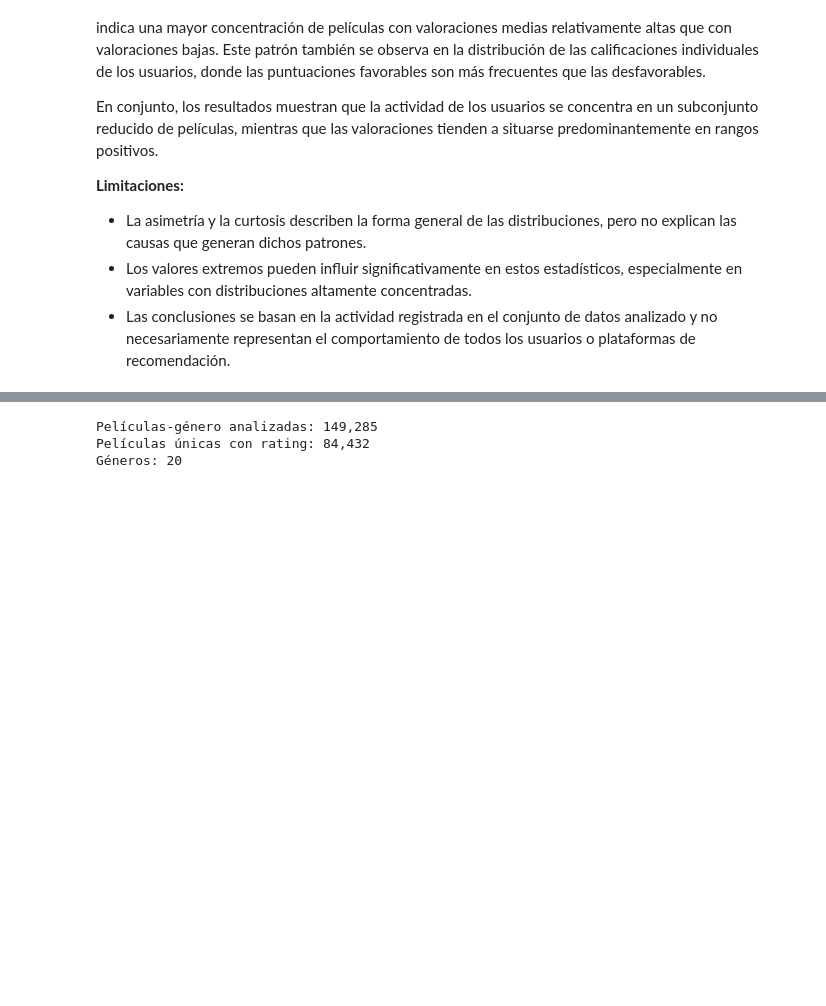
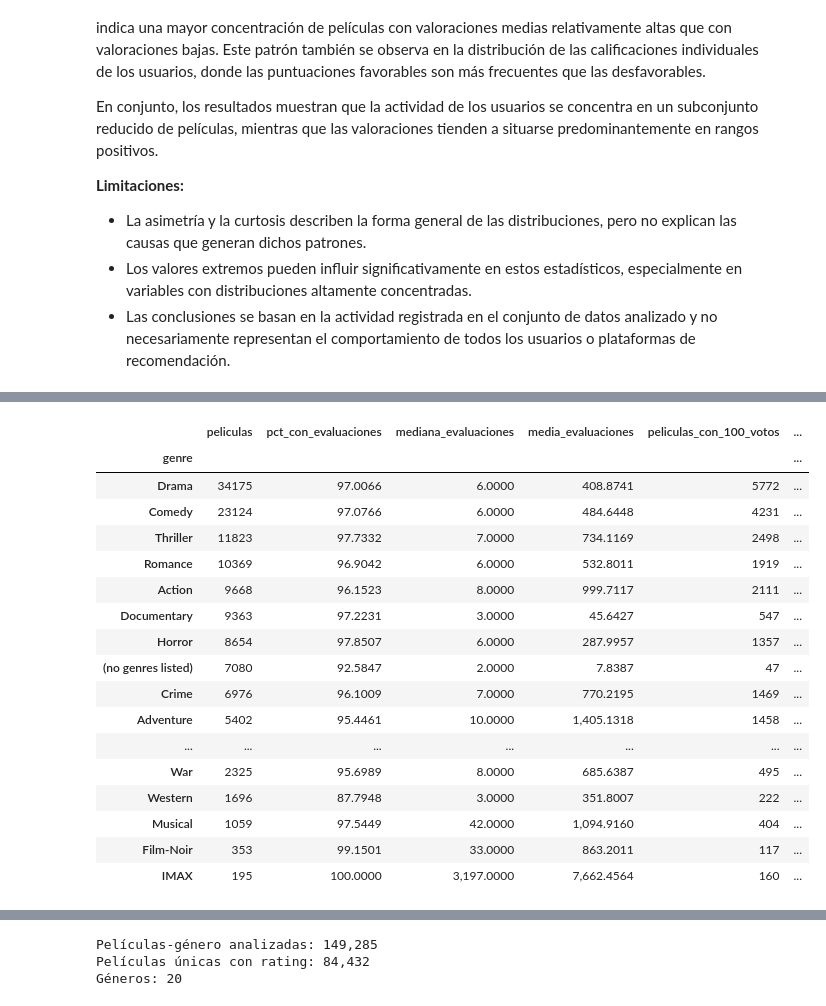
Before and after one commit to chaffrey8/DMEMCD_2026, a Jupyter notebook: notebooks/02_analisis_exploratorio_estadistica.ipynb, the cells around one changed output, grey strips where cells are left out. Cells and saved outputs as stored; diff of their text form; code cells hidden in the pictures; blank space fills up the shorter version.

```diff
--- a/notebooks/02_analisis_exploratorio_estadistica.ipynb
+++ b/notebooks/02_analisis_exploratorio_estadistica.ipynb
@@ -1080,0 +1013,12 @@ LIMITACIONES
+# %%
+movies_consolidated_clean = movies.dropna(subset=["year", "rating_mean"]).copy()
+movies_consolidated_clean["decada"] = (movies_consolidated_clean["year"] // 10) * 10
+movies_consolidated_clean["suma"] = movies_consolidated_clean["rating_mean"] * movies_consolidated_clean["rating_count"]
+por_decada = movies_consolidated_clean.groupby("decada").agg(
+    n_peliculas=("movieId", "nunique"),
+    n_calif=("rating_count", "sum"),
+    media_peliculas=("rating_mean", "mean"),   # cada película pesa igual
+    suma=("suma", "sum"),
+)
+por_decada["media_ponderada"] = por_decada["suma"] / por_decada["n_calif"]   # cada calificación pesa igual
+por_decada = por_decada.drop(columns="suma").sort_index()
@@ -1080,0 +1187,36 @@ LIMITACIONES
+# %%
+# 11. ASOCIACIONES CATEGÓRICAS Y COMPARACIÓN MULTILABEL
+per_genre = movie_genres.merge(
+    movies[["movieId","rating_count","rating_mean","has_ratings","tag_application_count"]],
+    on="movieId",how="left",validate="many_to_many")
+genre_summary = per_genre.groupby("genre").agg(
+    peliculas=("movieId","nunique"),
+    pct_con_evaluaciones=("has_ratings",lambda x:100*x.mean()),
+    mediana_evaluaciones=("rating_count","median"),
+    media_evaluaciones=("rating_count","mean"))
+eligible = per_genre.loc[per_genre["rating_count"]>=100]
+rating_genre = eligible.groupby("genre").agg(
+    peliculas_con_100_votos=("movieId","nunique"),
+    media_puntuacion_por_pelicula=("rating_mean","mean"),
+    mediana_puntuacion_por_pelicula=("rating_mean","median"))
+genre_summary=genre_summary.join(rating_genre)
+display(genre_summary.sort_values("peliculas",ascending=False))
+# %% [output]
+|  | peliculas | pct_con_evaluaciones | mediana_evaluaciones | media_evaluaciones | peliculas_con_100_votos | ... |
+| genre |  |  |  |  |  | ... |
+| Drama | 34175 | 97.0066 | 6.0000 | 408.8741 | 5772 | ... |
+| Comedy | 23124 | 97.0766 | 6.0000 | 484.6448 | 4231 | ... |
+| Thriller | 11823 | 97.7332 | 7.0000 | 734.1169 | 2498 | ... |
+| Romance | 10369 | 96.9042 | 6.0000 | 532.8011 | 1919 | ... |
+| Action | 9668 | 96.1523 | 8.0000 | 999.7117 | 2111 | ... |
+| Documentary | 9363 | 97.2231 | 3.0000 | 45.6427 | 547 | ... |
+| Horror | 8654 | 97.8507 | 6.0000 | 287.9957 | 1357 | ... |
+| (no genres listed) | 7080 | 92.5847 | 2.0000 | 7.8387 | 47 | ... |
+| Crime | 6976 | 96.1009 | 7.0000 | 770.2195 | 1469 | ... |
+| Adventure | 5402 | 95.4461 | 10.0000 | 1,405.1318 | 1458 | ... |
+| ... | ... | ... | ... | ... | ... | ... |
+| War | 2325 | 95.6989 | 8.0000 | 685.6387 | 495 | ... |
+| Western | 1696 | 87.7948 | 3.0000 | 351.8007 | 222 | ... |
+| Musical | 1059 | 97.5449 | 42.0000 | 1,094.9160 | 404 | ... |
+| Film-Noir | 353 | 99.1501 | 33.0000 | 863.2011 | 117 | ... |
+| IMAX | 195 | 100.0000 | 3,197.0000 | 7,662.4564 | 160 | ... |
```
Also changed, not shown: parts of 56 cells of this notebook.
